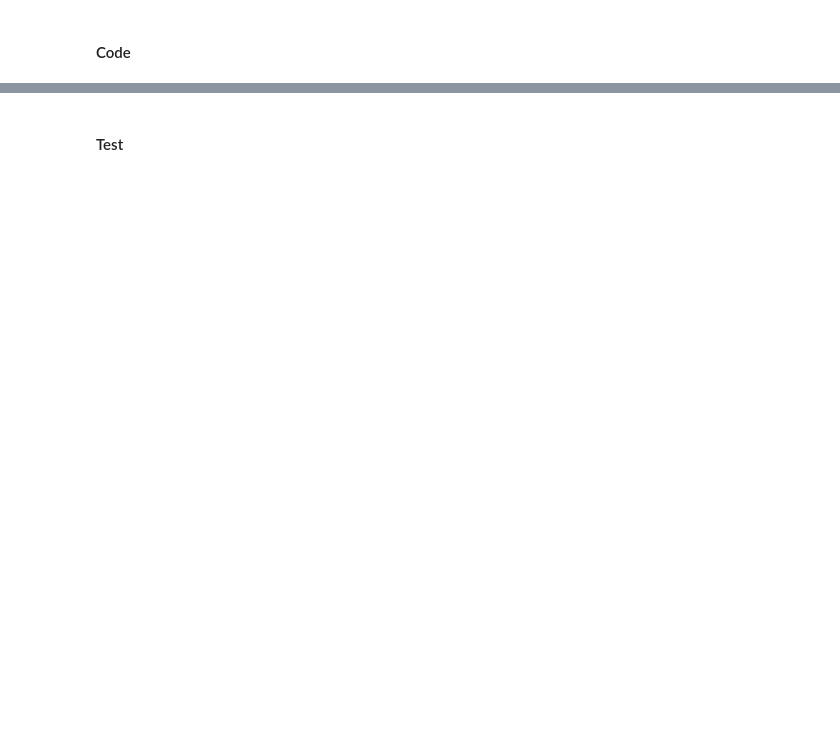
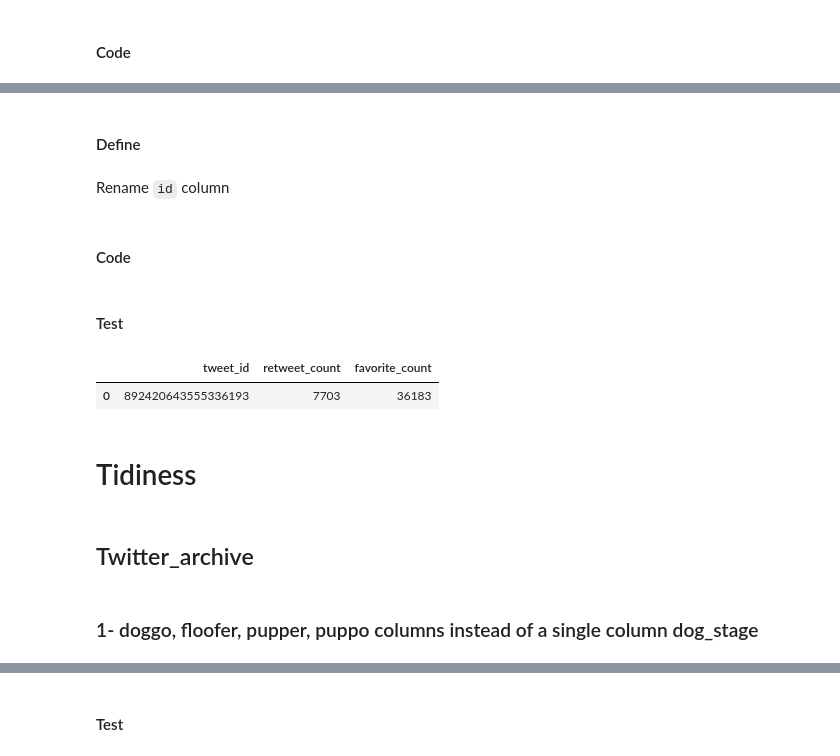
Before and after one commit to uminomuneaki/Analyze-WeRateDogs-with-tweepy, a Jupyter notebook: wrangle_act.ipynb, the cells around one changed output, grey strips where cells are left out. Cells and saved outputs as stored; diff of their text form; code cells hidden in the pictures; blank space fills up the shorter version.

```diff
--- a/wrangle_act.ipynb
+++ b/wrangle_act.ipynb
@@ -524,0 +688,2 @@ twitter_archive_clean['rating_numerator'] = twitter_archive_clean['rating_numera
+# %%
+tweepy_data_clean.id = tweepy_data_clean.id.astype(str)
@@ -524,0 +707,21 @@ twitter_archive_clean['rating_numerator'] = twitter_archive_clean['rating_numera
+# %% [markdown]
+#### Define
+# %% [markdown]
+Rename `id` column
+# %% [markdown]
+#### Code
+# %%
+tweepy_data_clean = tweepy_data_clean.rename(columns={'id':'tweet_id'})
+# %% [markdown]
+#### Test
+# %%
+tweepy_data_clean.head(1)
+# %% [output]
+|  | tweet_id | retweet_count | favorite_count |
+| 0 | 892420643555336193 | 7703 | 36183 |
+# %% [markdown]
+# Tidiness
+# %% [markdown]
+## Twitter_archive
+# %% [markdown]
+### 1- doggo, floofer, pupper, puppo columns instead of a single column dog_stage
```
Also changed, not shown: parts of 90 cells of this notebook.
